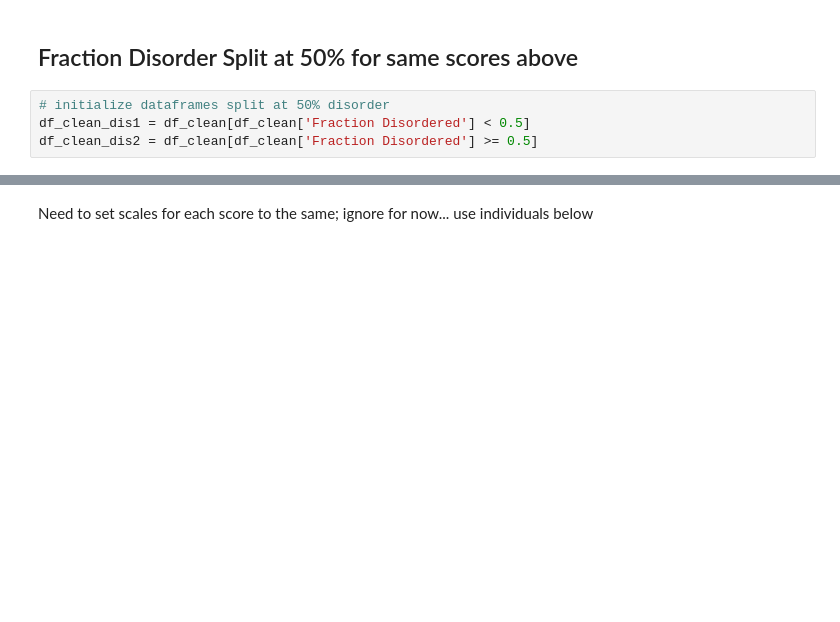
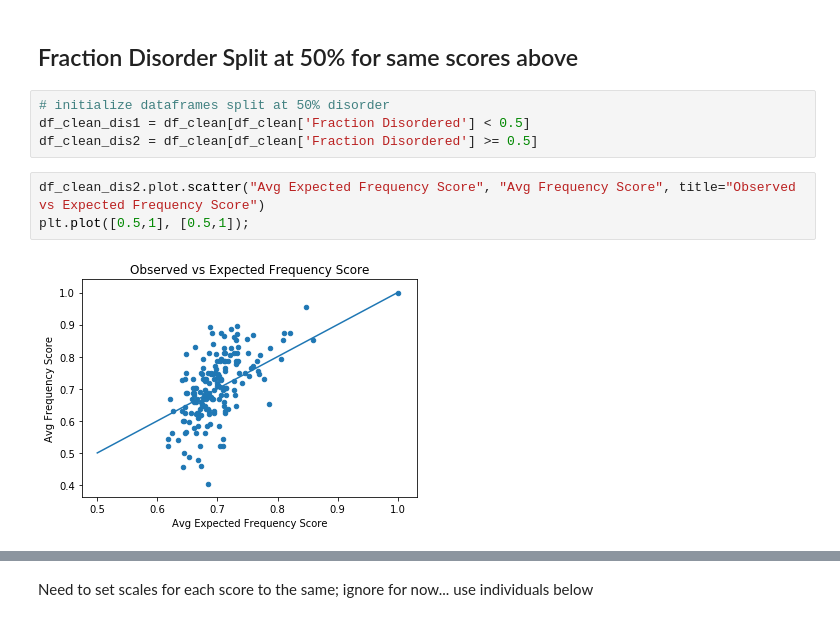
Before and after one commit to Fritos121/Codon-Usage-IDRs, a Jupyter notebook: plot_columns_P04949.ipynb, the cells around one changed output, grey strips where cells are left out. Cells and saved outputs as stored; diff of their text form; blank space fills up the shorter version.

Commit message:
added observed vs expected freq score split at 50% disorder

```diff
--- a/plot_columns_P04949.ipynb
+++ b/plot_columns_P04949.ipynb
@@ -161,3 +163,8 @@ What differences are observed between the four different frequency scores used?
 # initialize dataframes split at 50% disorder
 df_clean_dis1 = df_clean[df_clean['Fraction Disordered'] < 0.5]
 df_clean_dis2 = df_clean[df_clean['Fraction Disordered'] >= 0.5]
+# %%
+df_clean_dis2.plot.scatter("Avg Expected Frequency Score", "Avg Frequency Score", title="Observed vs Expected Frequency Score")
+plt.plot([0.5,1], [0.5,1]);
+# %% [output]
+[figure, added]
```
Also changed, not shown: parts of 2 cells of this notebook.
